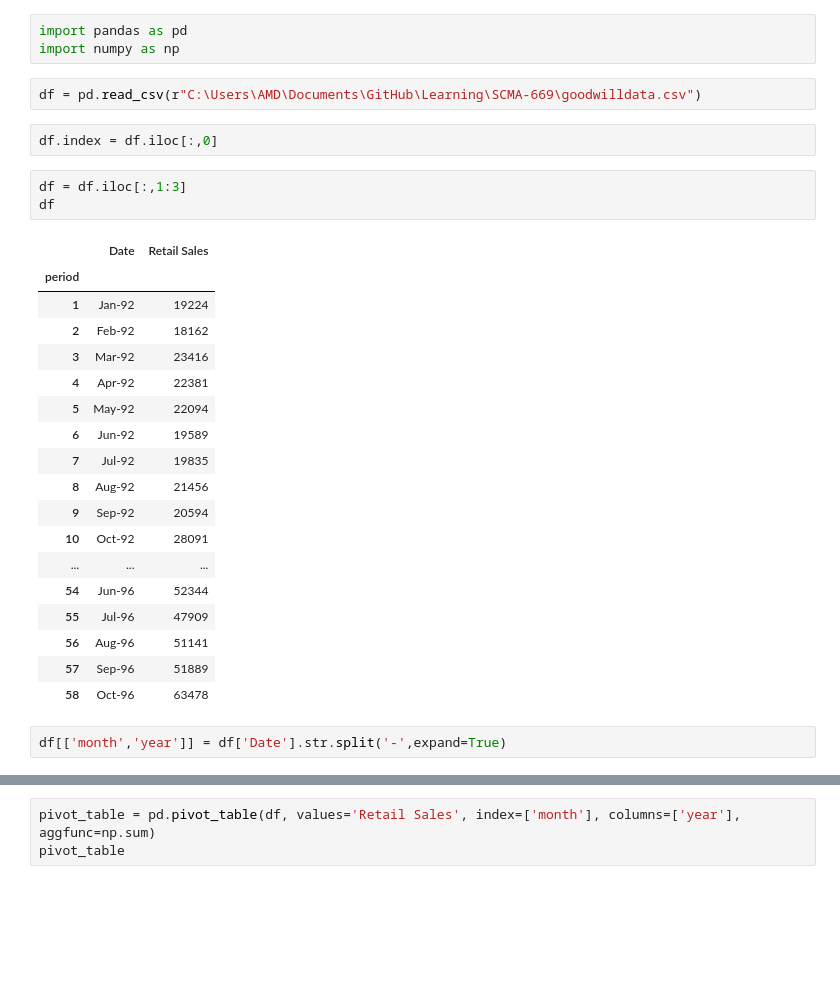
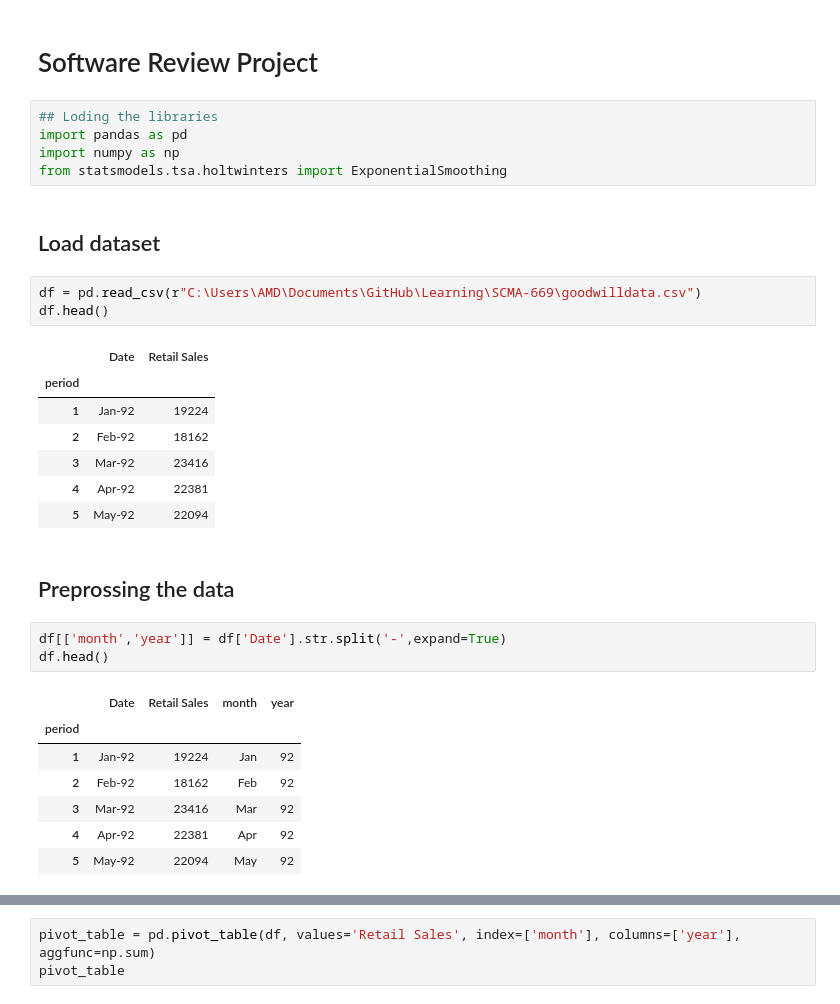
Before and after one commit to arunmozhidevan/Learning, a Jupyter notebook: SCMA-669/CLASS.ipynb, the cells around one changed output, grey strips where cells are left out. Drawn from its saved outputs; the diff is of its cells as text; blank space fills up the shorter version.

```diff
--- a/SCMA-669/CLASS.ipynb
+++ b/SCMA-669/CLASS.ipynb
@@ -1,31 +1,33 @@
+# %% [markdown]
+# Software Review Project
 # %%
+## Loding the libraries
 import pandas as pd
 import numpy as np
+from statsmodels.tsa.holtwinters import ExponentialSmoothing
+# %% [markdown]
+## Load dataset
 # %%
 df = pd.read_csv(r"C:\Users\AMD\Documents\GitHub\Learning\SCMA-669\goodwilldata.csv")
+df.head()
+# %% [output]
+|  | Date | Retail Sales |
+| period |  |  |
+| 1 | Jan-92 | 19224 |
+| 2 | Feb-92 | 18162 |
+| 3 | Mar-92 | 23416 |
+| 4 | Apr-92 | 22381 |
+| 5 | May-92 | 22094 |
-# %%
-df.index = df.iloc[:,0]
-# %%
-df = df.iloc[:,1:3]
-df
-# %% [output]
-|  | Date | Retail Sales |
-| period |  |  |
-| 1 | Jan-92 | 19224 |
-| 2 | Feb-92 | 18162 |
-| 3 | Mar-92 | 23416 |
-| 4 | Apr-92 | 22381 |
-| 5 | May-92 | 22094 |
-| 6 | Jun-92 | 19589 |
-| 7 | Jul-92 | 19835 |
-| 8 | Aug-92 | 21456 |
-| 9 | Sep-92 | 20594 |
-| 10 | Oct-92 | 28091 |
-| ... | ... | ... |
-| 54 | Jun-96 | 52344 |
-| 55 | Jul-96 | 47909 |
-| 56 | Aug-96 | 51141 |
-| 57 | Sep-96 | 51889 |
-| 58 | Oct-96 | 63478 |
+# %% [markdown]
+## Preprossing the data
 # %%
 df[['month','year']] = df['Date'].str.split('-',expand=True)
+df.head()
+# %% [output]
+|  | Date | Retail Sales | month | year |
+| period |  |  |  |  |
+| 1 | Jan-92 | 19224 | Jan | 92 |
+| 2 | Feb-92 | 18162 | Feb | 92 |
+| 3 | Mar-92 | 23416 | Mar | 92 |
+| 4 | Apr-92 | 22381 | Apr | 92 |
+| 5 | May-92 | 22094 | May | 92 |
```
Also changed, not shown: parts of 8 cells of this notebook.
